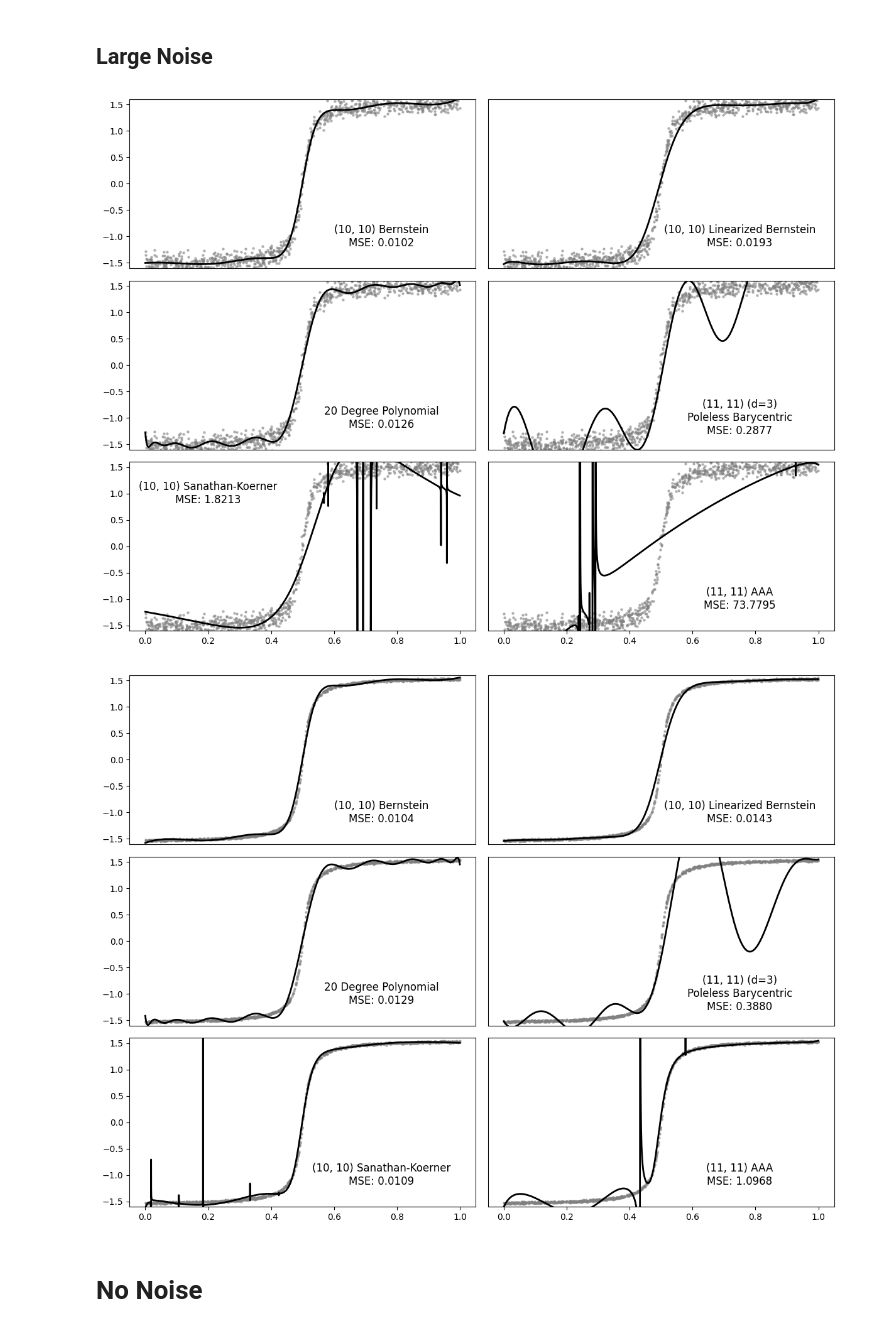
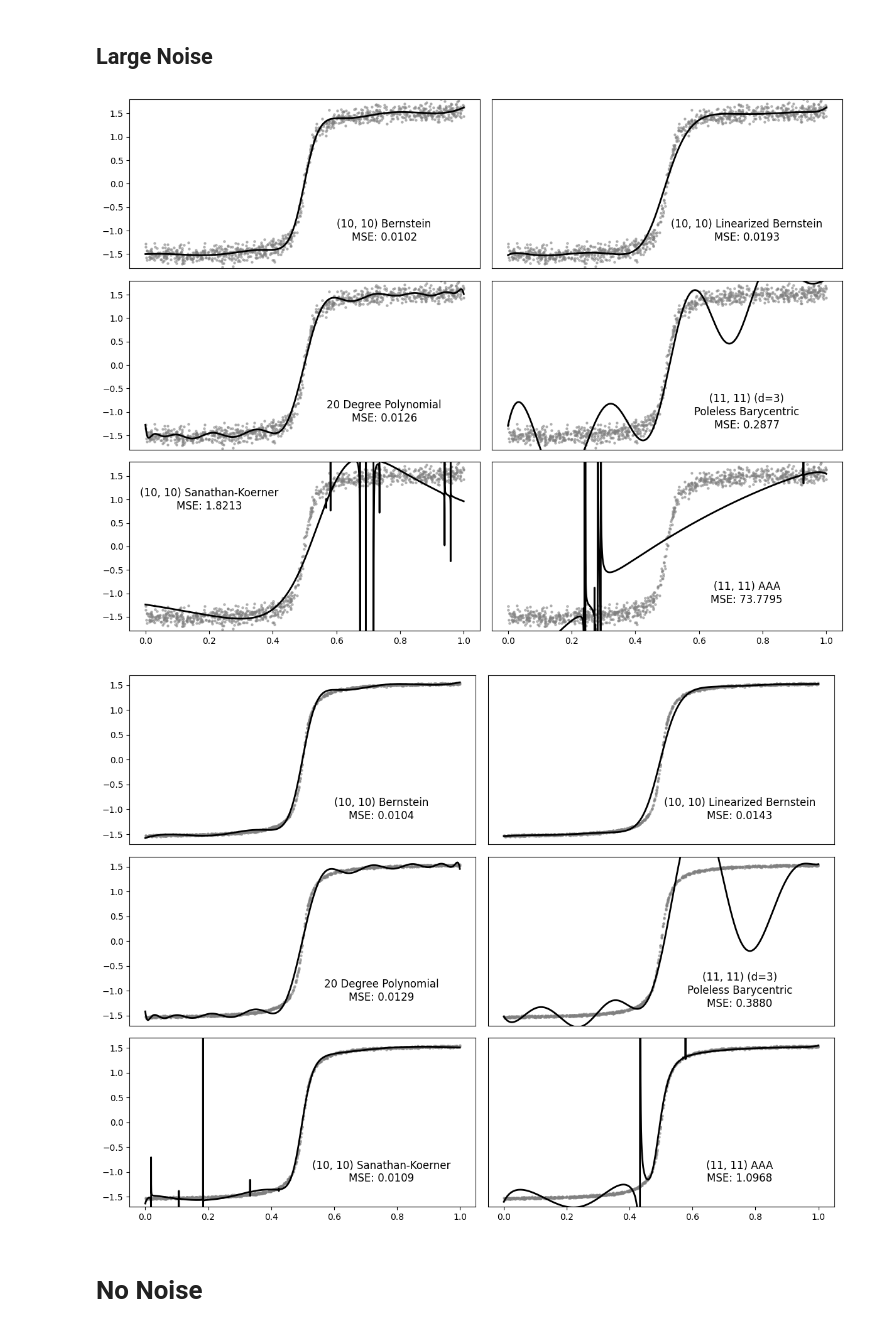
Before and after one commit to infamoussoap/RationalFunctionApproximation, a Jupyter notebook: Plots/Approximator Plots.ipynb, the cells around one changed output. Drawn from its saved outputs; the diff is of its cells as text; code cells hidden in the pictures.

Commit message:
changing ylim on plots

```diff
--- a/Plots/Approximator Plots.ipynb
+++ b/Plots/Approximator Plots.ipynb
@@ -50,35 +50,35 @@ for name, approximator in approximators.items():
 
     approximator.fit(x, y_large_noise)
     mse = np.mean((approximator(x) - y_large_noise) ** 2)
 
     plt.plot(x_vals, approximator(x_vals), linewidth=2, color='black')
 
-    plt.ylim(-1.6, 1.6)
+    plt.ylim(-1.8, 1.8)
     if name == 'Polynomial':
         plt.text(0.75, -1, f"{approximator.n} Degree Polynomial\nMSE: {mse:.4f}",
              fontsize=12, horizontalalignment='center', verticalalignment='center')
     elif name == 'Sanathan-Koerner':
         plt.text(0.2, 1, f"{approximator.n, approximator.m} {name}\nMSE: {mse:.4f}",
              fontsize=12, horizontalalignment='center', verticalalignment='center')
     elif name == 'Poleless Barycentric':
         plt.text(0.75, -1, f"{approximator.n, approximator.m} (d={approximator.d})\n{name}\nMSE: {mse:.4f}",
              fontsize=12, horizontalalignment='center', verticalalignment='center')
     else:
         plt.text(0.75, -1, f"{approximator.n, approximator.m} {name}\nMSE: {mse:.4f}",
              fontsize=12, horizontalalignment='center', verticalalignment='center')
 
     if i < 4:
         plt.xticks([], [])
 
     if (i + 1) % 2 == 0:
         plt.yticks([], [])
 
     i += 1
 
 plt.tight_layout()
 plt.savefig(f"{working_folder}/large_noisy_data_fits.png", dpi=150)
 # %% [output]
-[figure, old version]
+[figure, new version]
 # %%
 plt.figure(figsize=(12, 9))
 
@@ -94,7 +94,7 @@ for name, approximator in approximators.items():
 
     plt.plot(x_vals, approximator(x_vals), linewidth=2, color='black')
 
-    plt.ylim(-1.6, 1.6)
+    plt.ylim(-1.7, 1.7)
     if name == 'Polynomial':
         plt.text(0.75, -1, f"{approximator.n} Degree Polynomial\nMSE: {mse:.4f}",
              fontsize=12, horizontalalignment='center', verticalalignment='center')
@@ -116,7 +116,7 @@ for name, approximator in approximators.items():
 plt.tight_layout()
 plt.savefig(f"{working_folder}/small_noisy_data_fits.png", dpi=150)
 # %% [output]
-[figure, old version]
+[figure, new version]
 # %% [markdown]
 # No Noise
 # %%
```
Also changed, not shown: 2 other files.
